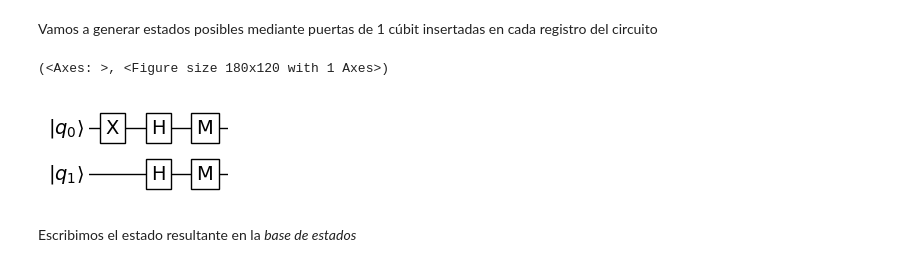
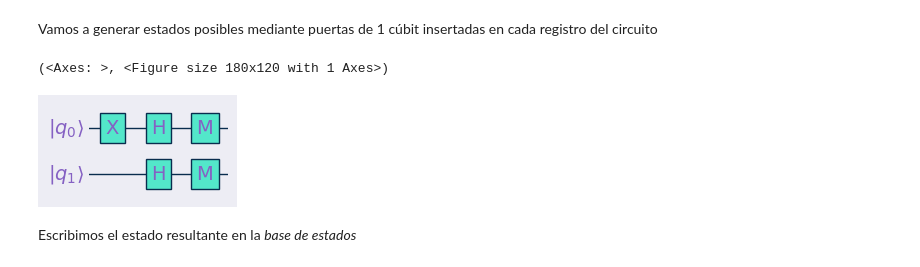
Before and after one commit to talentQ-es/Masterclass_2025, a Jupyter notebook: Qibo/Masterclass_2025_qibo.ipynb, the cells around one changed output. Saved outputs shown, nothing was run; the diff lists cells and outputs as text; code cells hidden in the pictures.

Commit message:
Mejora visualizacion circuito estilo quantumspain

```diff
--- a/Qibo/Masterclass_2025_qibo.ipynb
+++ b/Qibo/Masterclass_2025_qibo.ipynb
@@ -59,7 +59,8 @@ from qibo.ui import plot_circuit
 # definición de funciones de ayuda
 
 # función para mostrar circuit de un qubit
-miplot_circuit = lambda circuit: plot_circuit(circuit, cluster_gates=False)
+miplot_circuit = lambda circuit: plot_circuit(circuit, cluster_gates=False, style="quantumspain")
+qsplot_circuit = lambda circuit: plot_circuit(circuit, style="quantumspain")
 
 # función para mostrar el histrograma de un dictionario
 
@@ -263,20 +264,19 @@ Vamos a generar estados posibles mediante puertas de 1 cúbit insertadas en cada
 # %%
 qbits = 2
 qc2 = Circuit(qbits)#
 qc2.add(gates.X(0))
 qc2.add(gates.H(0))
 qc2.add(gates.H(1))
 
 qc2.add(gates.M(*range(qbits)))
 
 Nejecucion = 1000
-# el diccionario de cuentas
 result2 = qc2.execute(nshots=Nejecucion)
 
-plot_circuit(qc2)
+qsplot_circuit(qc2)
 # %% [output]
 (<Axes: >, <Figure size 180x120 with 1 Axes>)
-[figure, old version]
+[figure, new version]
 # %% [markdown]
 Escribimos el estado resultante en la *base de estados*
 # %%
```
Also changed, not shown: parts of 11 cells of this notebook.
